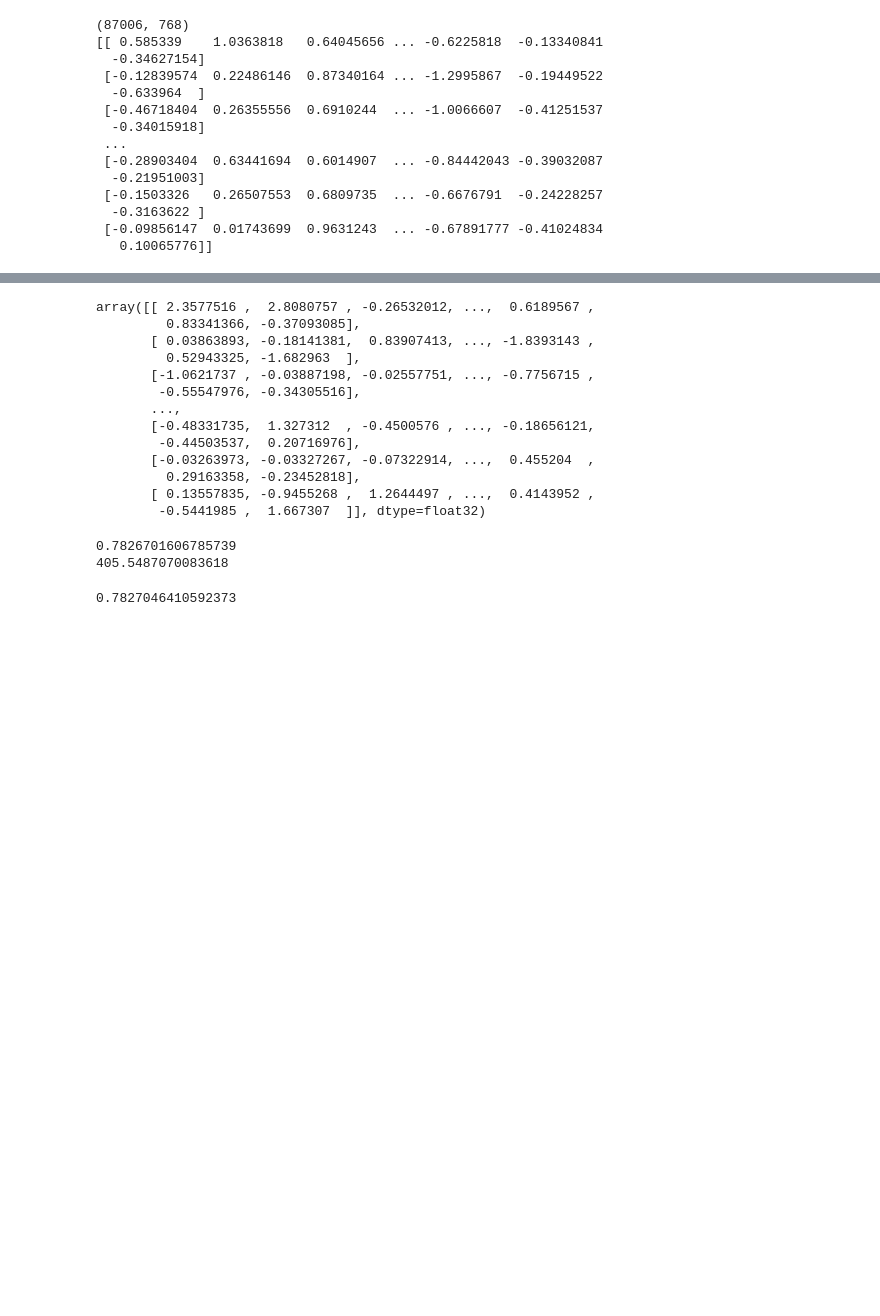
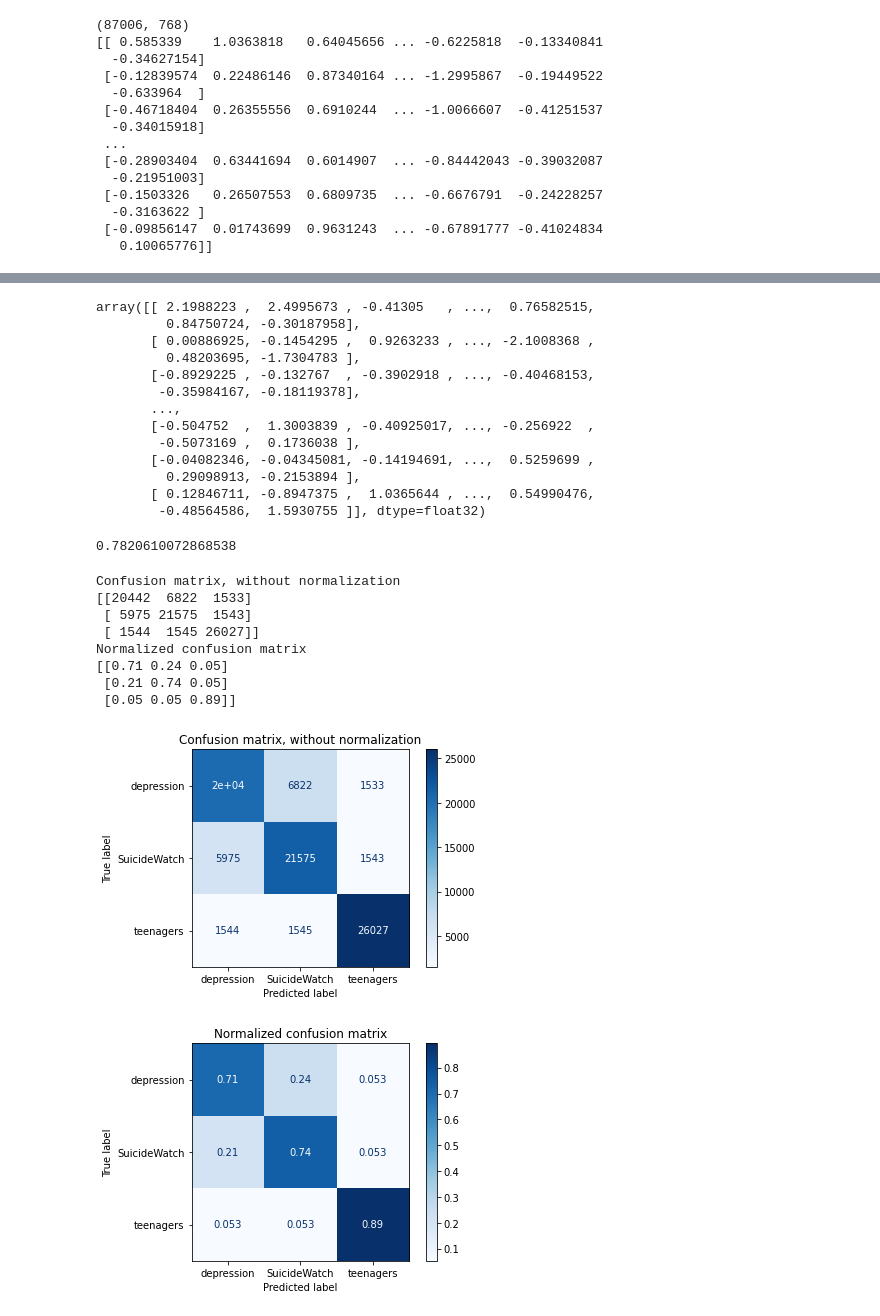
Before and after one commit to Sougotadayglo/DeepLearning_ProjectsUsingBert, a Jupyter notebook: SuicideAndDepressionDetection.ipynb, the cells around one changed output, grey strips where cells are left out. Drawn from its saved outputs; the diff is of its cells as text; code cells hidden in the pictures; blank space fills up the shorter version.

```diff
--- a/SuicideAndDepressionDetection.ipynb
+++ b/SuicideAndDepressionDetection.ipynb
@@ -390,4 +400,7 @@ print(X_val_bert)
 #X_train_bert = bc.encode(X_train[:110].tolist())
 #X_val_bert = bc.encode(X_val[:10].tolist())
 #X_train_bert
+# %%
+X_train_bert = preprocessing.normalize(X_train_bert)
+X_val_bert = preprocessing.normalize(X_val_bert)
 # %%
@@ -424,17 +435,17 @@ array([[-0.5781883 , -0.36921924, -0.8479416 , ...,  0.01601481,
 # %%
 X_val_bert_scaled
 # %% [output]
-array([[ 2.3577516 ,  2.8080757 , -0.26532012, ...,  0.6189567 ,
-         0.83341366, -0.37093085],
-       [ 0.03863893, -0.18141381,  0.83907413, ..., -1.8393143 ,
-         0.52943325, -1.682963  ],
-       [-1.0621737 , -0.03887198, -0.02557751, ..., -0.7756715 ,
-        -0.55547976, -0.34305516],
+array([[ 2.1988223 ,  2.4995673 , -0.41305   , ...,  0.76582515,
+         0.84750724, -0.30187958],
+       [ 0.00886925, -0.1454295 ,  0.9263233 , ..., -2.1008368 ,
+         0.48203695, -1.7304783 ],
+       [-0.8929225 , -0.132767  , -0.3902918 , ..., -0.40468153,
+        -0.35984167, -0.18119378],
        ...,
-       [-0.48331735,  1.327312  , -0.4500576 , ..., -0.18656121,
-        -0.44503537,  0.20716976],
-       [-0.03263973, -0.03327267, -0.07322914, ...,  0.455204  ,
-         0.29163358, -0.23452818],
-       [ 0.13557835, -0.9455268 ,  1.2644497 , ...,  0.4143952 ,
-        -0.5441985 ,  1.667307  ]], dtype=float32)
+       [-0.504752  ,  1.3003839 , -0.40925017, ..., -0.256922  ,
+        -0.5073169 ,  0.1736038 ],
+       [-0.04082346, -0.04345081, -0.14194691, ...,  0.5259699 ,
+         0.29098913, -0.2153894 ],
+       [ 0.12846711, -0.8947375 ,  1.0365644 , ...,  0.54990476,
+        -0.48564586,  1.5930755 ]], dtype=float32)
 # %%
@@ -455,14 +464,7 @@ pred_bert = model_bert.predict(X_val_bert)
 # %%
-from sklearn.metrics import accuracy_score
-
-print(accuracy_score(y_val, pred_bert))
+print(accuracy_score(y_val, lrPred))
 print(end-start)
-# %% [output]
-0.7826701606785739
-405.5487070083618
 # %%
-from sklearn.metrics import f1_score
-
-print(f1_score(y_val, pred_bert, average='micro'))
+print(f1_score(y_val, lrPred, average='micro'))
 # %% [output]
-0.7827046410592373
+0.7820610072868538
@@ -468,0 +478,24 @@ print(f1_score(y_val, pred_bert, average='micro'))
+# %%
+for title, normalize in titles_options:
+
+    disp = plot_confusion_matrix(lrMmodel, X_val_bert_scaled, y_val,
+                                 display_labels=class_names,
+                                 cmap=plt.cm.Blues,
+                                 normalize=normalize)
+    disp.ax_.set_title(title)
+
+    print(title)
+    print(disp.confusion_matrix)
+
+plt.show()
+# %% [output]
+Confusion matrix, without normalization
+[[20442  6822  1533]
+ [ 5975 21575  1543]
+ [ 1544  1545 26027]]
+Normalized confusion matrix
+[[0.71 0.24 0.05]
+ [0.21 0.74 0.05]
+ [0.05 0.05 0.89]]
+[figure, added]
+[figure, added]
```
Also changed, not shown: parts of 32 cells of this notebook.
